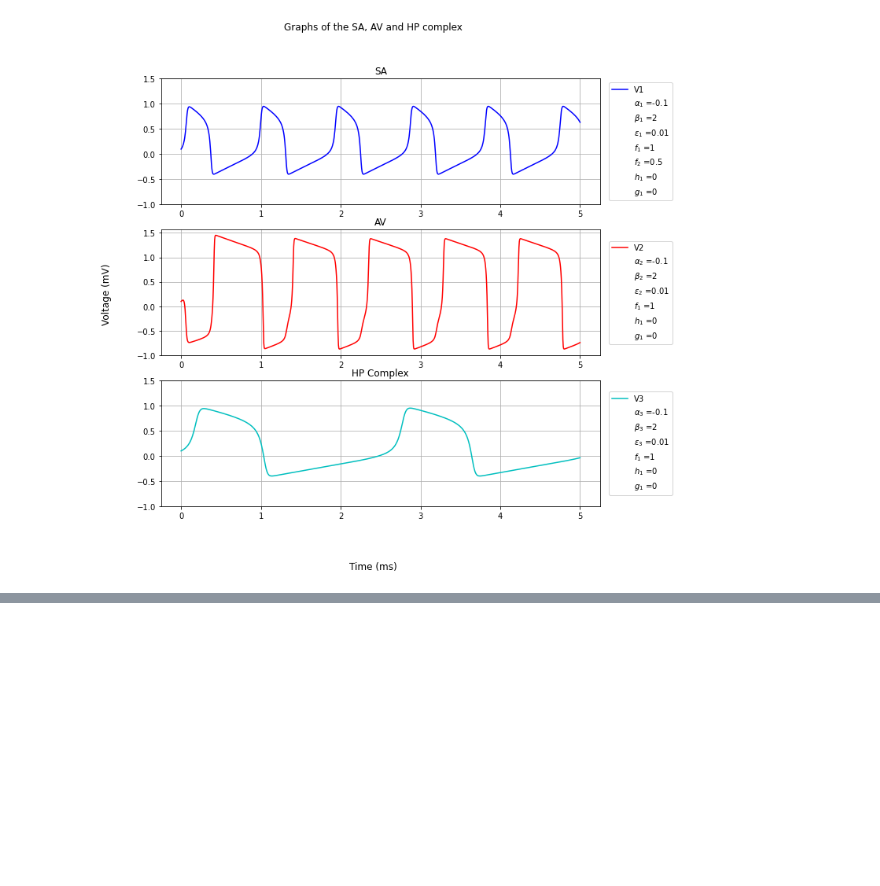
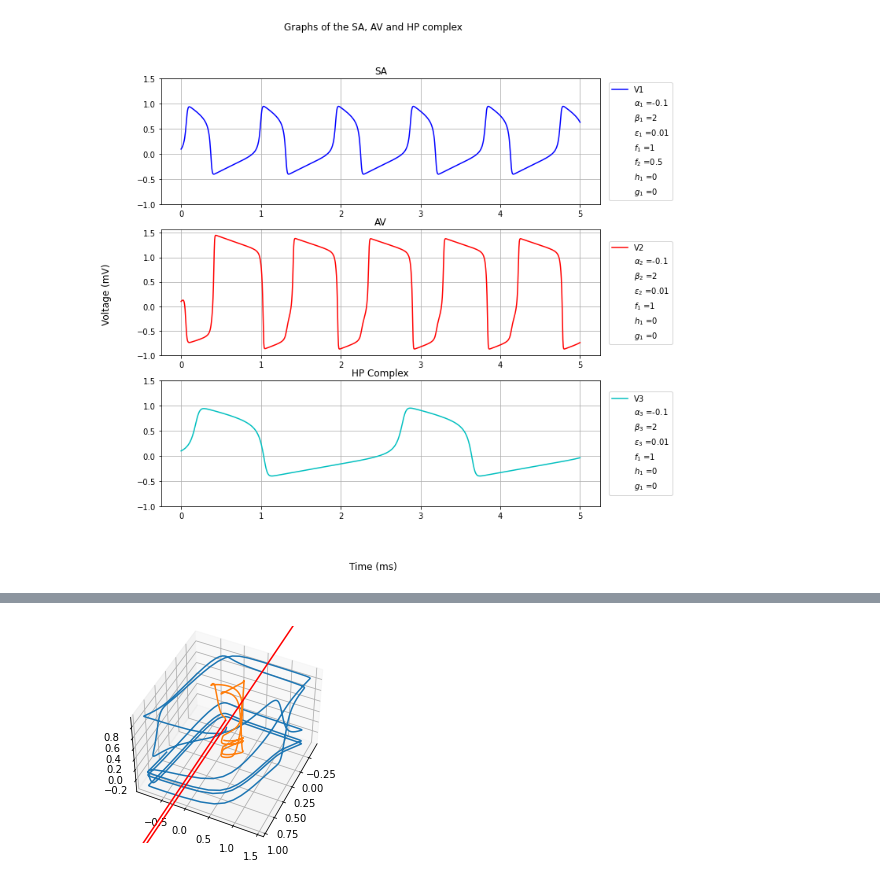
Before and after one commit to Cerlog/Fitz-Hugh-Nagumo-Mathematics-Project, a Jupyter notebook: FitzHughThree/3 coupled FHN for investigation of the coupling parameters.ipynb, the cells around one changed output, grey strips where cells are left out. Saved outputs shown, nothing was run; the diff lists cells and outputs as text; code cells hidden in the pictures; blank space fills up the shorter version.

```diff
--- a/FitzHughThree/3 coupled FHN for investigation of the coupling parameters.ipynb
+++ b/FitzHughThree/3 coupled FHN for investigation of the coupling parameters.ipynb
@@ -270,0 +273,11 @@ plt.plot(V1,W1,V2,W2,V3,W3)
+# %%
+import matplotlib.pyplot as plt
+from mpl_toolkits import mplot3d
+
+fig = plt.figure()
+ax = plt.axes(projection='3d')
+ax.plot3D(V1, V2, V3,W1,W2,W3, 'red')
+ax.view_init(45, 25)
+plt.show()
+# %% [output]
+[figure, added]
```
Also changed, not shown: parts of 3 cells of this notebook, 5 other files.
